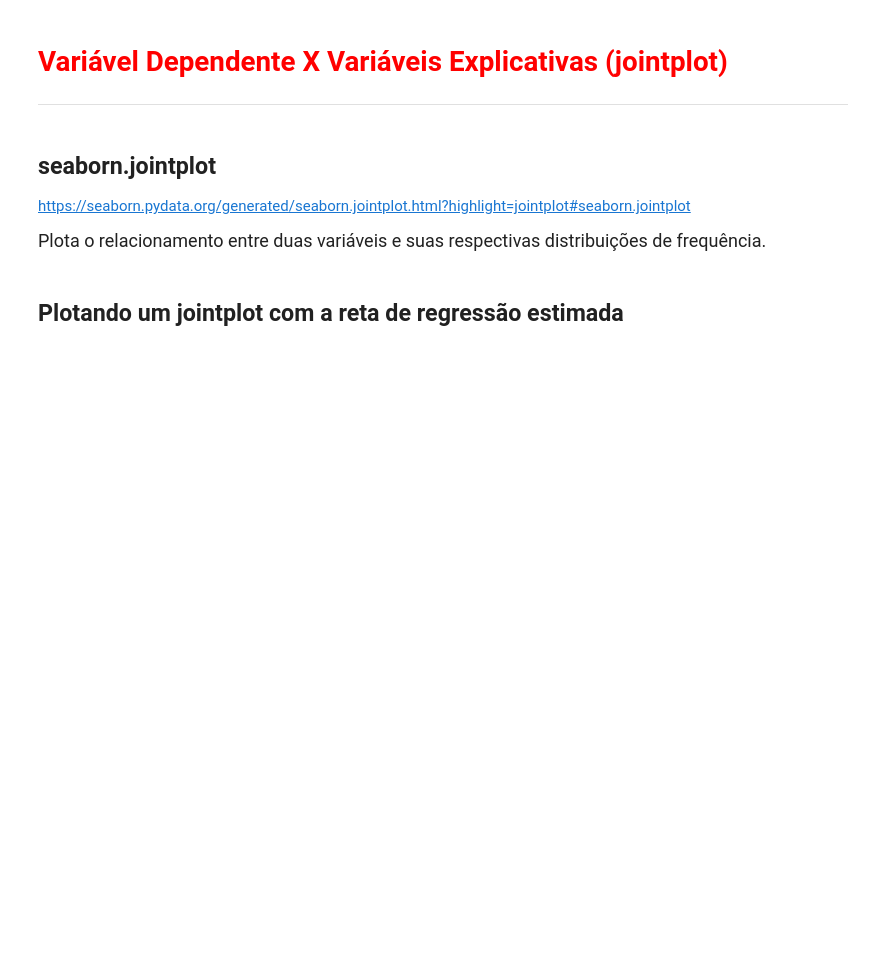
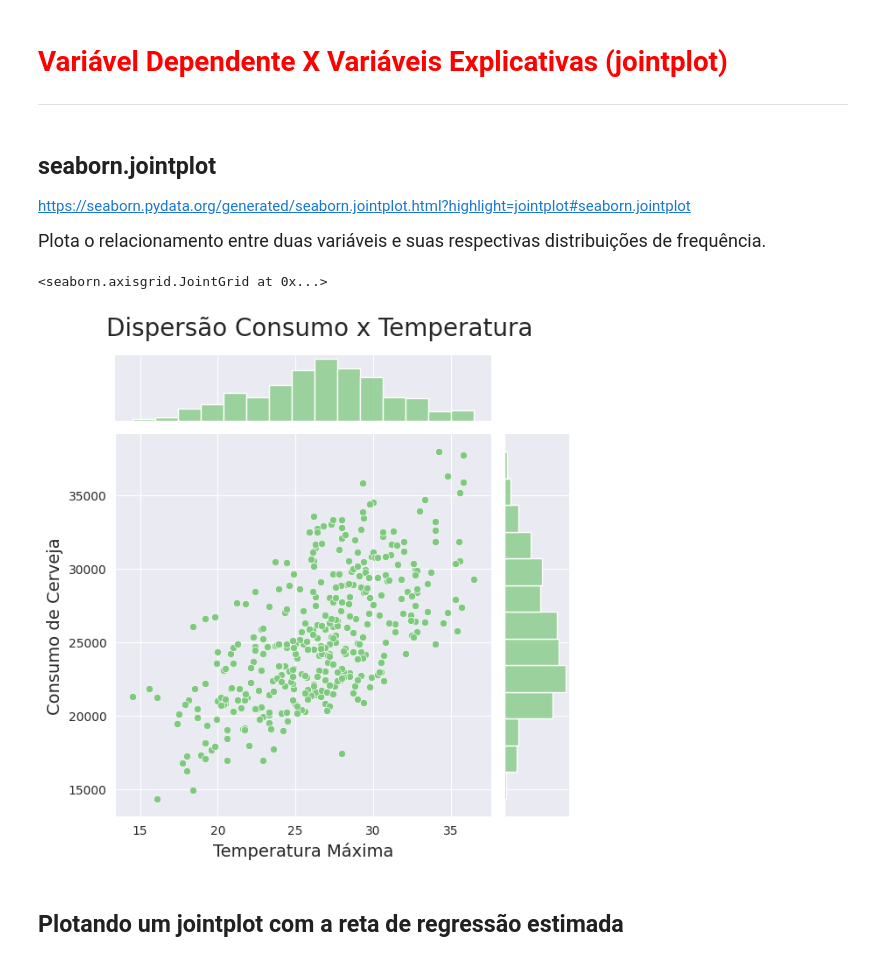
Before and after one commit to alvarengaricardo/regressao_linear_1, a Jupyter notebook: Regressao_Linear.ipynb, the cells around one changed output. Saved outputs shown, nothing was run; the diff lists cells and outputs as text; code cells hidden in the pictures; blank space fills up the shorter version.

Commit message:
Jointplot

```diff
--- a/Regressao_Linear.ipynb
+++ b/Regressao_Linear.ipynb
@@ -249,5 +250,13 @@ ax
 https://seaborn.pydata.org/generated/seaborn.jointplot.html?highlight=jointplot#seaborn.jointplot
 
 <p style='font-size: 18px; line-height: 2; margin: 10px 50px; text-align: justify;'>Plota o relacionamento entre duas variáveis e suas respectivas distribuições de frequência.</p>
+# %%
+ax = sns.jointplot(x="temp_max", y="consumo", data=dados)
+ax.fig.suptitle('Dispersão Consumo x Temperatura', fontsize=20, y=1.05)
+ax.set_axis_labels("Temperatura Máxima", "Consumo de Cerveja", fontsize=14)
+ax
+# %% [output]
+<seaborn.axisgrid.JointGrid at 0x...>
+[figure, added]
 # %% [markdown]
 ## Plotando um jointplot com a reta de regressão estimada
```
Also changed, not shown: parts of 7 cells of this notebook.
